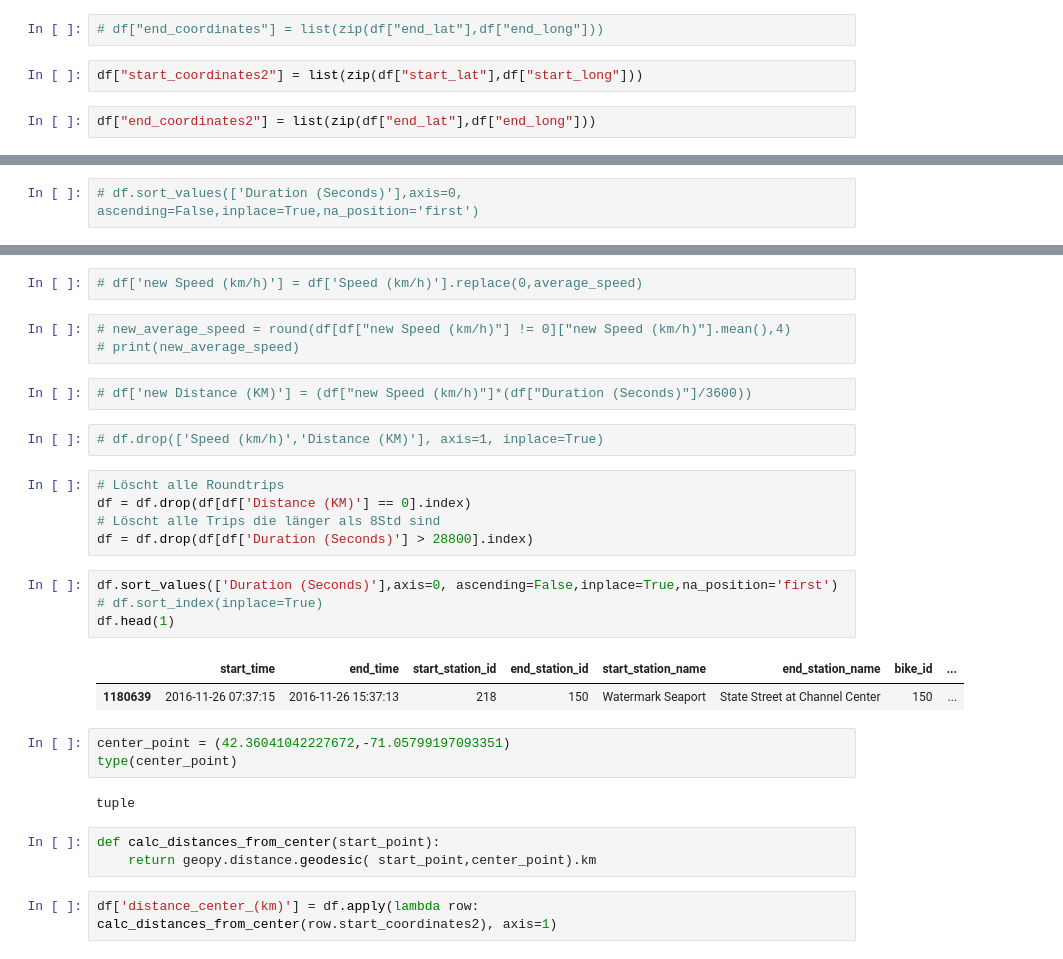
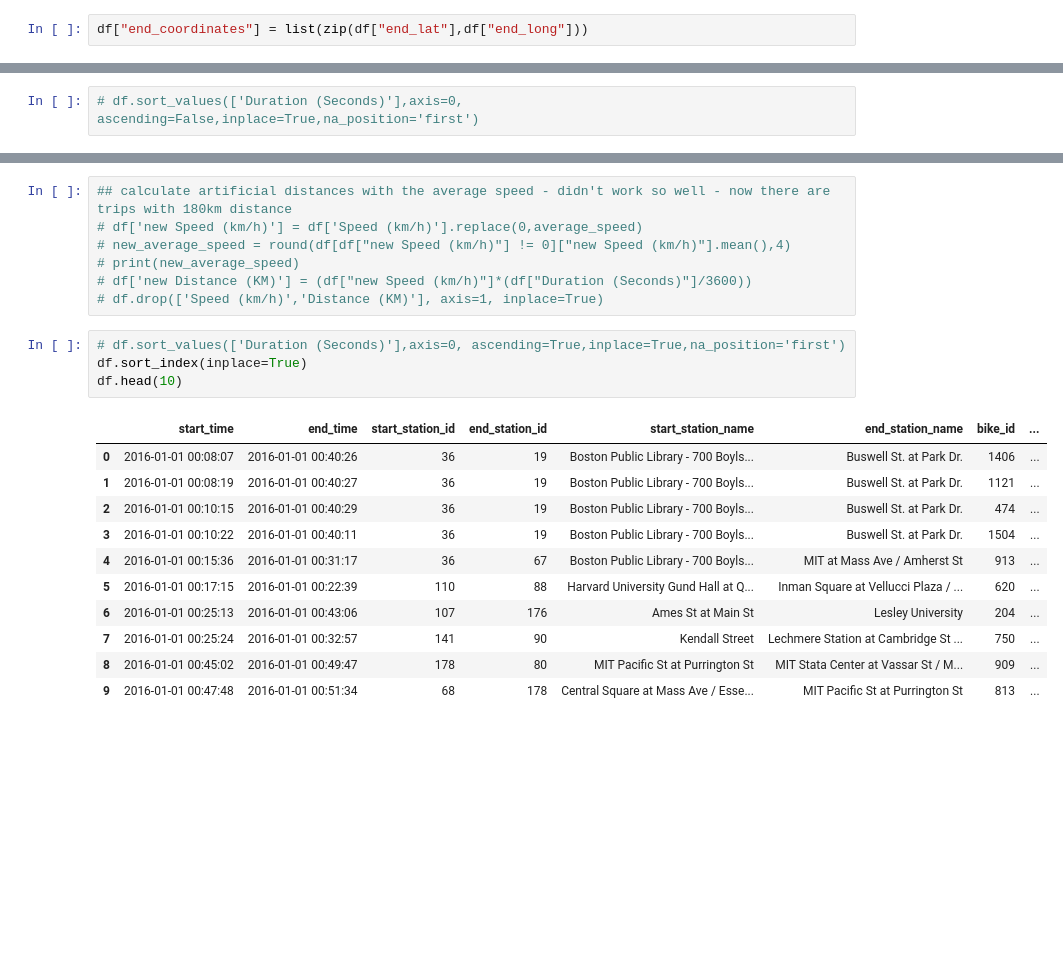
Before and after one commit to renefreitag/Data_Vipers, a Jupyter notebook: CBA/rene_Data_Prep.ipynb, the cells around one changed output, grey strips where cells are left out. Drawn from its saved outputs; the diff is of its cells as text; blank space fills up the shorter version.

```diff
--- a/CBA/rene_Data_Prep.ipynb
+++ b/CBA/rene_Data_Prep.ipynb
@@ -137,9 +136,5 @@ df['end_long'] = df['end_long'].replace([1,3,4,5,6,7,8,9,10,11,12,13,14,15,16,17
 # %%
-# df["end_coordinates"] = list(zip(df["end_lat"],df["end_long"]))
+df["end_coordinates"] = list(zip(df["end_lat"],df["end_long"]))
-# %%
-df["start_coordinates2"] = list(zip(df["start_lat"],df["start_long"]))
-# %%
-df["end_coordinates2"] = list(zip(df["end_lat"],df["end_long"]))
 # %%
 df.drop(['start_lat','end_lat','start_long','end_long'], axis=1, inplace=True)
 # %%
@@ -189,31 +193,23 @@ print(average_speed)
 # %%
+## calculate artificial distances with the average speed - didn't work so well - now there are trips with 180km distance
 # df['new Speed (km/h)'] = df['Speed (km/h)'].replace(0,average_speed)
+# new_average_speed = round(df[df["new Speed (km/h)"] != 0]["new Speed (km/h)"].mean(),4)
+# print(new_average_speed)
+# df['new Distance (KM)'] = (df["new Speed (km/h)"]*(df["Duration (Seconds)"]/3600))
+# df.drop(['Speed (km/h)','Distance (KM)'], axis=1, inplace=True)
-# %%
-# new_average_speed = round(df[df["new Speed (km/h)"] != 0]["new Speed (km/h)"].mean(),4)
-# print(new_average_speed)
-# %%
-# df['new Distance (KM)'] = (df["new Speed (km/h)"]*(df["Duration (Seconds)"]/3600))
-# %%
-# df.drop(['Speed (km/h)','Distance (KM)'], axis=1, inplace=True)
-# %%
-# Löscht alle Roundtrips
-df = df.drop(df[df['Distance (KM)'] == 0].index)
-# Löscht alle Trips die länger als 8Std sind
-df = df.drop(df[df['Duration (Seconds)'] > 28800].index)
 # %%
-df.sort_values(['Duration (Seconds)'],axis=0, ascending=False,inplace=True,na_position='first')
-# df.sort_index(inplace=True)
-df.head(1)
+# df.sort_values(['Duration (Seconds)'],axis=0, ascending=True,inplace=True,na_position='first')
+df.sort_index(inplace=True)
+df.head(10)
 # %% [output]
 |  | start_time | end_time | start_station_id | end_station_id | start_station_name | end_station_name | bike_id | ... |
-| 1180639 | 2016-11-26 07:37:15 | 2016-11-26 15:37:13 | 218 | 150 | Watermark Seaport | State Street at Channel Center | 150 | ... |
+| 0 | 2016-01-01 00:08:07 | 2016-01-01 00:40:26 | 36 | 19 | Boston Public Library - 700 Boyls... | Buswell St. at Park Dr. | 1406 | ... |
+| 1 | 2016-01-01 00:08:19 | 2016-01-01 00:40:27 | 36 | 19 | Boston Public Library - 700 Boyls... | Buswell St. at Park Dr. | 1121 | ... |
+| 2 | 2016-01-01 00:10:15 | 2016-01-01 00:40:29 | 36 | 19 | Boston Public Library - 700 Boyls... | Buswell St. at Park Dr. | 474 | ... |
+| 3 | 2016-01-01 00:10:22 | 2016-01-01 00:40:11 | 36 | 19 | Boston Public Library - 700 Boyls... | Buswell St. at Park Dr. | 1504 | ... |
+| 4 | 2016-01-01 00:15:36 | 2016-01-01 00:31:17 | 36 | 67 | Boston Public Library - 700 Boyls... | MIT at Mass Ave / Amherst St | 913 | ... |
+| 5 | 2016-01-01 00:17:15 | 2016-01-01 00:22:39 | 110 | 88 | Harvard University Gund Hall at Q... | Inman Square at Vellucci Plaza / ... | 620 | ... |
+| 6 | 2016-01-01 00:25:13 | 2016-01-01 00:43:06 | 107 | 176 | Ames St at Main St | Lesley University | 204 | ... |
+| 7 | 2016-01-01 00:25:24 | 2016-01-01 00:32:57 | 141 | 90 | Kendall Street | Lechmere Station at Cambridge St ... | 750 | ... |
+| 8 | 2016-01-01 00:45:02 | 2016-01-01 00:49:47 | 178 | 80 | MIT Pacific St at Purrington St | MIT Stata Center at Vassar St / M... | 909 | ... |
+| 9 | 2016-01-01 00:47:48 | 2016-01-01 00:51:34 | 68 | 178 | Central Square at Mass Ave / Esse... | MIT Pacific St at Purrington St | 813 | ... |
-# %%
-center_point = (42.36041042227672,-71.05799197093351)
-type(center_point)
-# %% [output]
-tuple
-# %%
-def calc_distances_from_center(start_point):
-    return geopy.distance.geodesic( start_point,center_point).km
-# %%
-df['distance_center_(km)'] = df.apply(lambda row: calc_distances_from_center(row.start_coordinates2), axis=1)
```
Also changed, not shown: parts of 17 cells of this notebook, 3 other files.
